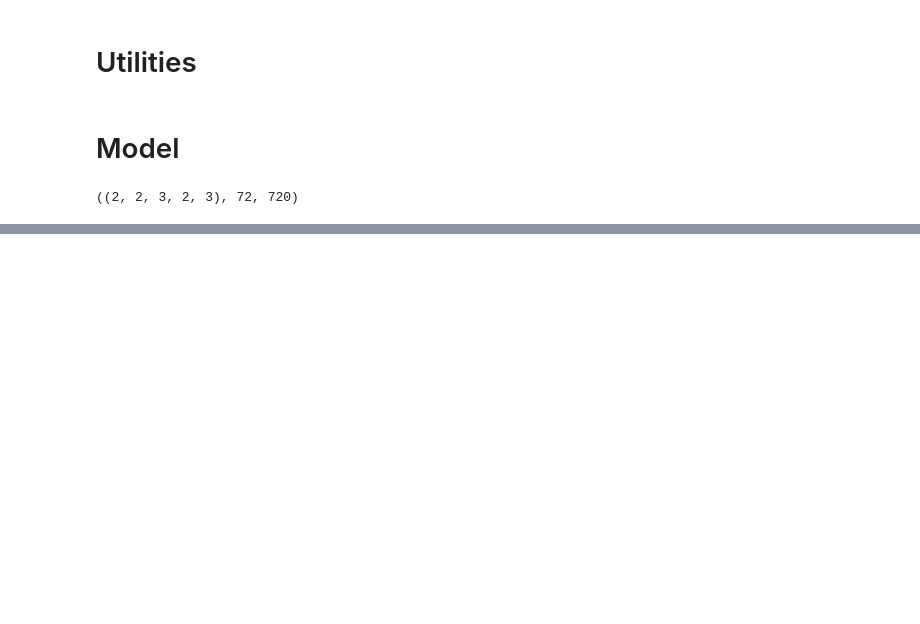
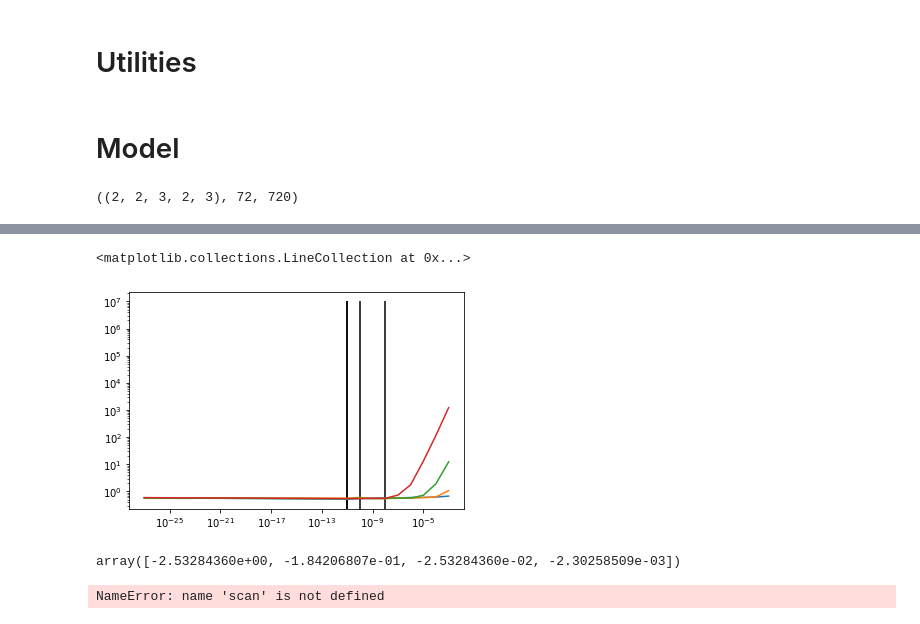
Before and after one commit to matejsladek/random_layers, a Jupyter notebook: code/experiments/census-income/Census Income.ipynb, the cells around one changed output, grey strips where cells are left out. Saved outputs shown, nothing was run; the diff lists cells and outputs as text; code cells hidden in the pictures; blank space fills up the shorter version.

```diff
--- a/code/experiments/census-income/Census Income.ipynb
+++ b/code/experiments/census-income/Census Income.ipynb
@@ -285,0 +270,24 @@ results.append((middle_size, bo.x_opt))
+# %%
+plt.loglog(
+    (un_log_space(scan[:, :, 0])).transpose(),
+    (scan[:, :, 1]).transpose(),
+)
+plt.vlines(un_log_space(scan[np.arange(scan.shape[0]), np.argmin(scan[:, :, 1], axis=1), 0]), ymin=0, ymax=1e7)
+# %% [output]
+<matplotlib.collections.LineCollection at 0x...>
+[figure, added]
+# %%
+scan[np.arange(scan.shape[0]), np.argmin(scan[:, :, 1], axis=1), 0] / ms.reshape(-1)
+# %% [output]
+array([-2.53284360e+00, -1.84206807e-01, -2.53284360e-02, -2.30258509e-03])
+# %%
+plt.loglog(
+    (un_log_space(scan[:, :, 0]) / ms).transpose(),
+    (scan[:, :, 1]).transpose(),
+)
+plt.vlines(
+    un_log_space(scan[np.arange(scan.shape[0]), np.argmin(scan[:, :, 1], axis=1), 0]) / ms.reshape(-1),
+    ymin=0, ymax=1e7,
+)
+# %% [output]
+NameError: name 'scan' is not defined
```
Also changed, not shown: parts of 22 cells of this notebook.
